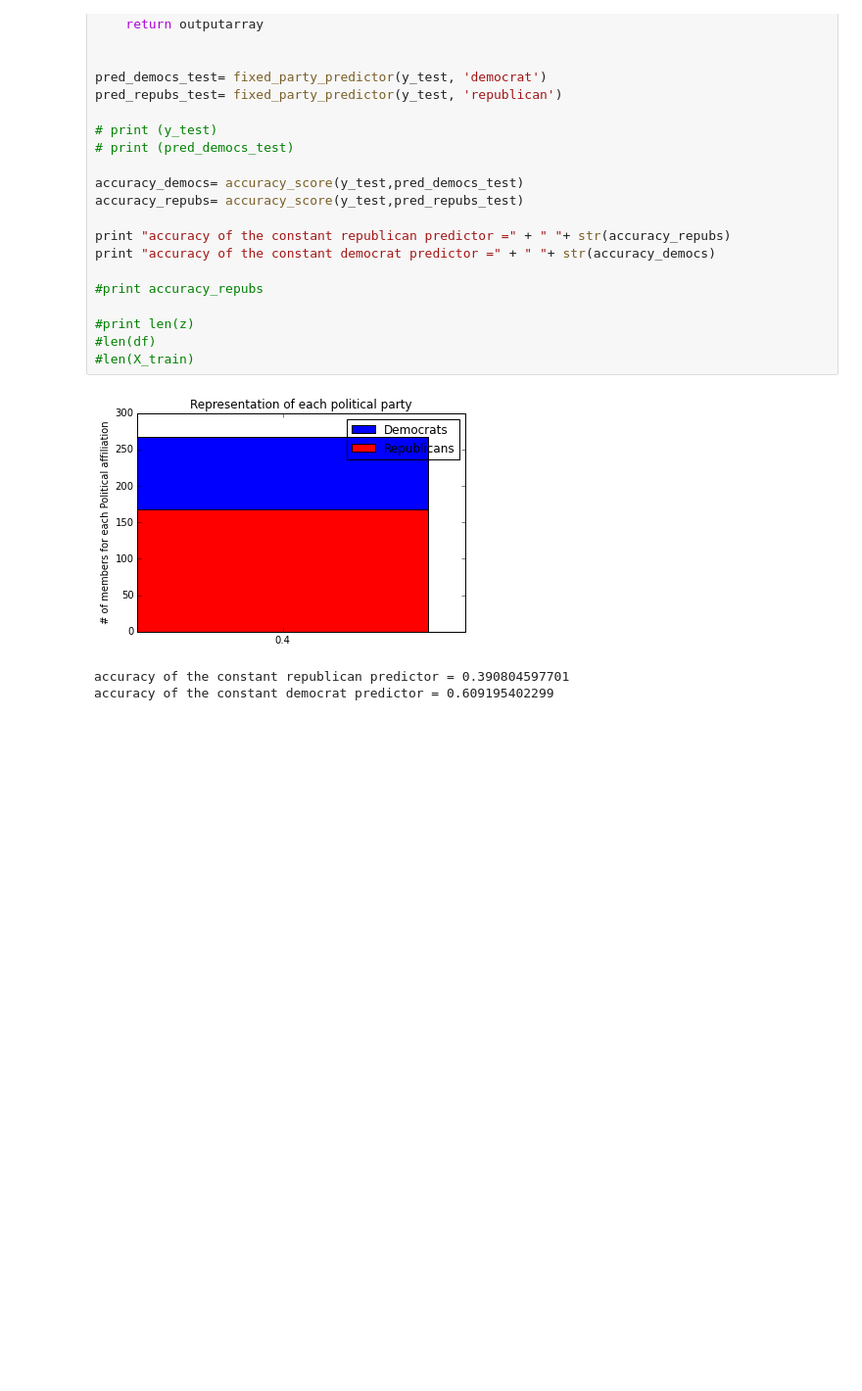
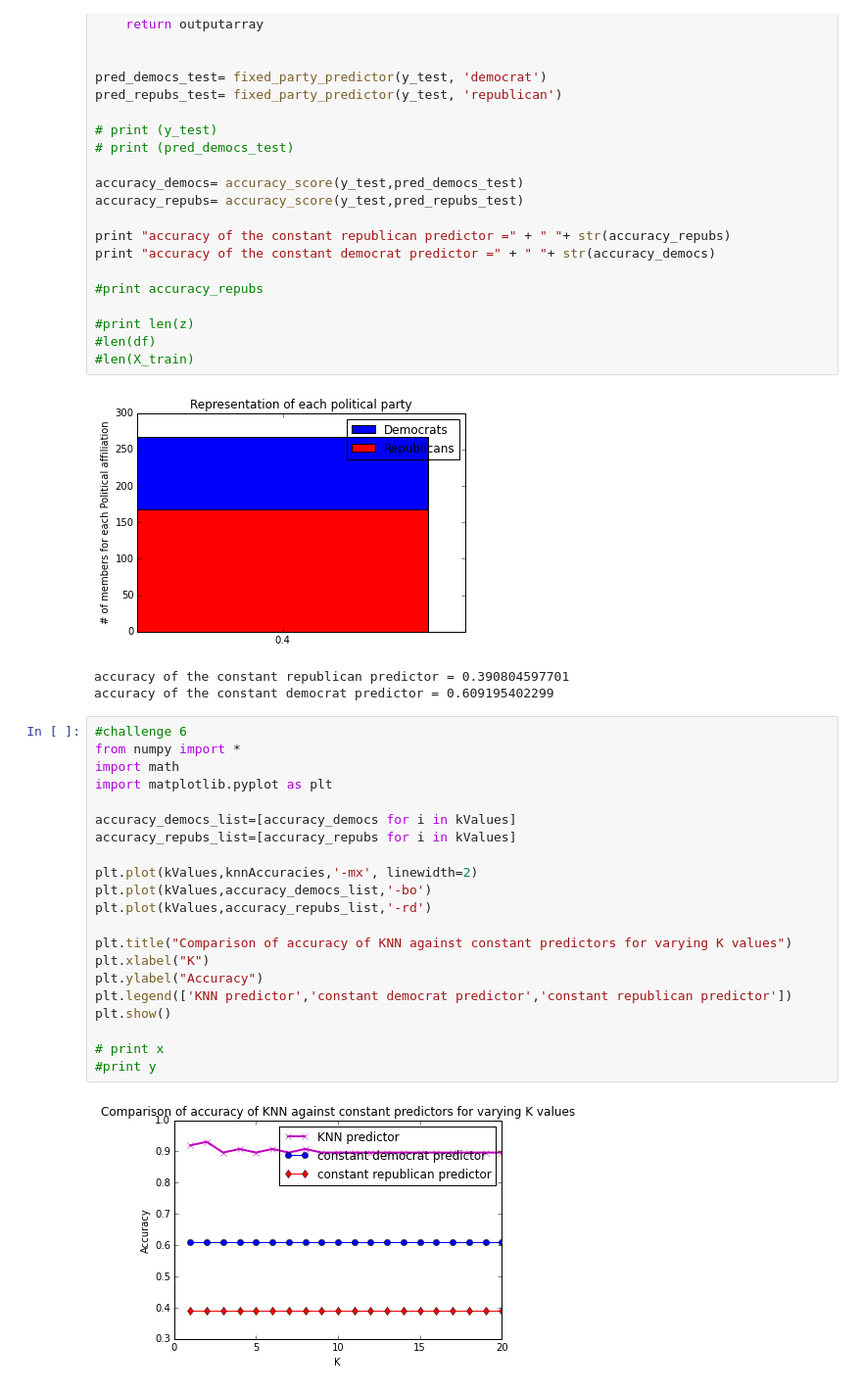
Before and after one commit to revanth83/Mcnulty, a Jupyter notebook: mcnulty_challenges_sup_learn.ipynb, the cells around one changed output. Shown: that part at 98% size. Drawn from its saved outputs; the diff is of its cells as text; blank space fills up the shorter version.

```diff
--- a/mcnulty_challenges_sup_learn.ipynb
+++ b/mcnulty_challenges_sup_learn.ipynb
@@ -230,3 +231,26 @@ print "accuracy of the constant democrat predictor =" + " "+ str(accuracy_democs
 [figure]
 accuracy of the constant republican predictor = 0.390804597701
 accuracy of the constant democrat predictor = 0.609195402299
+# %%
+#challenge 6
+from numpy import *
+import math
+import matplotlib.pyplot as plt
+
+accuracy_democs_list=[accuracy_democs for i in kValues]
+accuracy_repubs_list=[accuracy_repubs for i in kValues]
+
+plt.plot(kValues,knnAccuracies,'-mx', linewidth=2)
+plt.plot(kValues,accuracy_democs_list,'-bo')
+plt.plot(kValues,accuracy_repubs_list,'-rd')
+
+plt.title("Comparison of accuracy of KNN against constant predictors for varying K values")
+plt.xlabel("K")
+plt.ylabel("Accuracy")
+plt.legend(['KNN predictor','constant democrat predictor','constant republican predictor'])
+plt.show()
+
+# print x
+#print y
+# %% [output]
+[figure, added]
```
Also changed, not shown: parts of 15 cells of this notebook.
